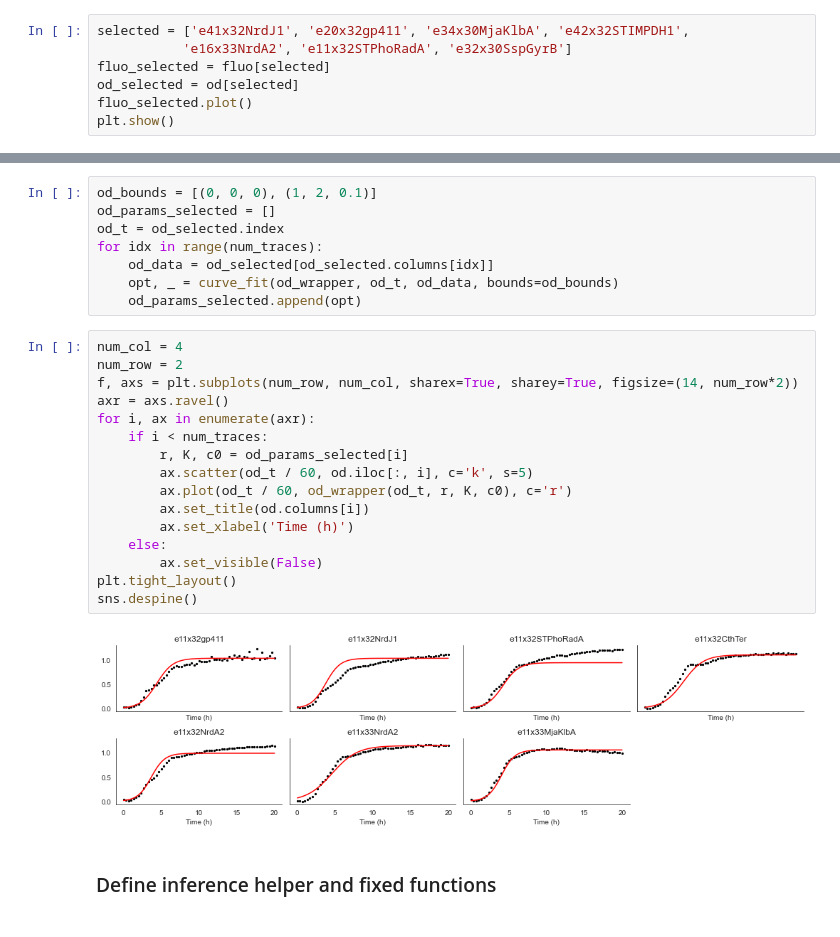
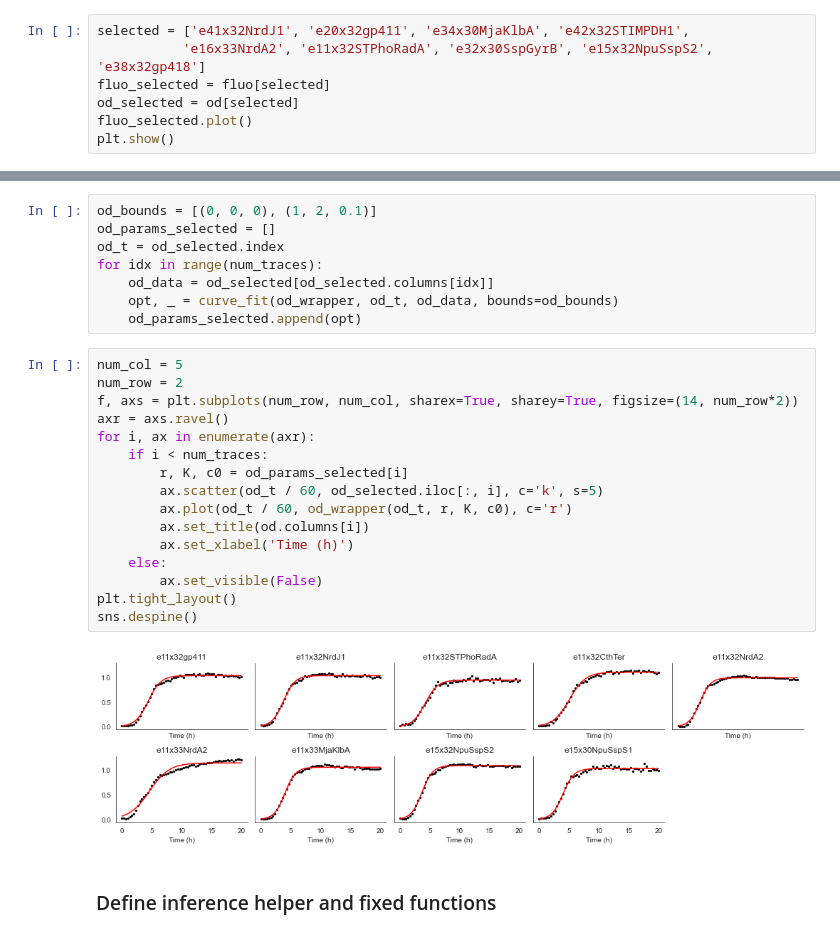
Before and after one commit to rmardian/intein-based-circuits, a Jupyter notebook: Design Automation - Model Layering.ipynb, the cells around one changed output, grey strips where cells are left out. Drawn from its saved outputs; the diff is of its cells as text.

```diff
--- a/Design Automation - Model Layering.ipynb
+++ b/Design Automation - Model Layering.ipynb
@@ -40,7 +41,7 @@ gfp_od_2 = od_raw_2['gfp_med_1']
 ### Select gates by manual inspection
 # %%
 selected = ['e41x32NrdJ1', 'e20x32gp411', 'e34x30MjaKlbA', 'e42x32STIMPDH1',
-           'e16x33NrdA2', 'e11x32STPhoRadA', 'e32x30SspGyrB']
+           'e16x33NrdA2', 'e11x32STPhoRadA', 'e32x30SspGyrB', 'e15x32NpuSspS2', 'e38x32gp418']
 fluo_selected = fluo[selected]
 od_selected = od[selected]
 fluo_selected.plot()
@@ -109,23 +105,23 @@ for idx in range(num_traces):
     opt, _ = curve_fit(od_wrapper, od_t, od_data, bounds=od_bounds)
     od_params_selected.append(opt)
 # %%
-num_col = 4
+num_col = 5
 num_row = 2
 f, axs = plt.subplots(num_row, num_col, sharex=True, sharey=True, figsize=(14, num_row*2))
 axr = axs.ravel()
 for i, ax in enumerate(axr):
     if i < num_traces:
         r, K, c0 = od_params_selected[i]
-        ax.scatter(od_t / 60, od.iloc[:, i], c='k', s=5)
+        ax.scatter(od_t / 60, od_selected.iloc[:, i], c='k', s=5)
         ax.plot(od_t / 60, od_wrapper(od_t, r, K, c0), c='r')
         ax.set_title(od.columns[i])
         ax.set_xlabel('Time (h)')
     else:
         ax.set_visible(False)
 plt.tight_layout()
 sns.despine()
 # %% [output]
-[figure, old version]
+[figure, new version]
 # %% [markdown]
 ### Define inference helper and fixed functions
 # %%
```
Also changed, not shown: parts of 27 cells of this notebook, 36 other files.
